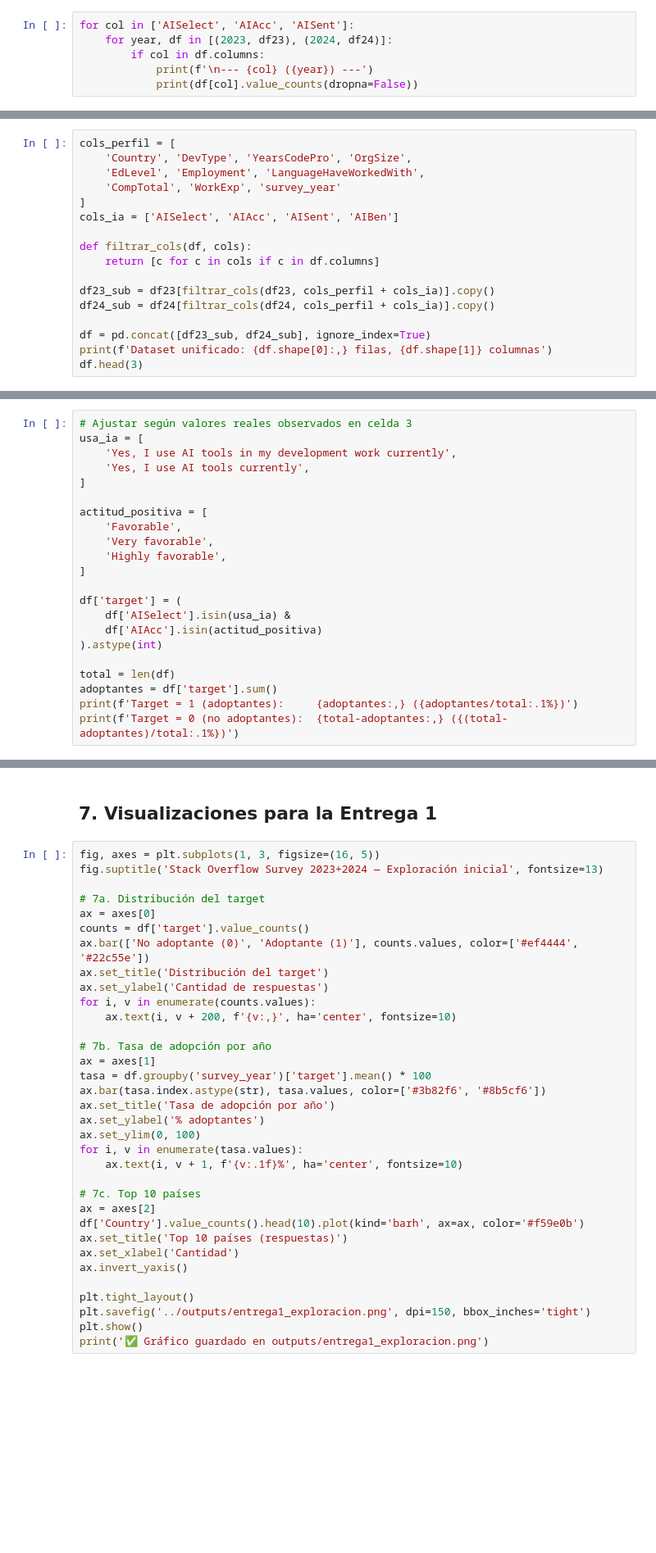
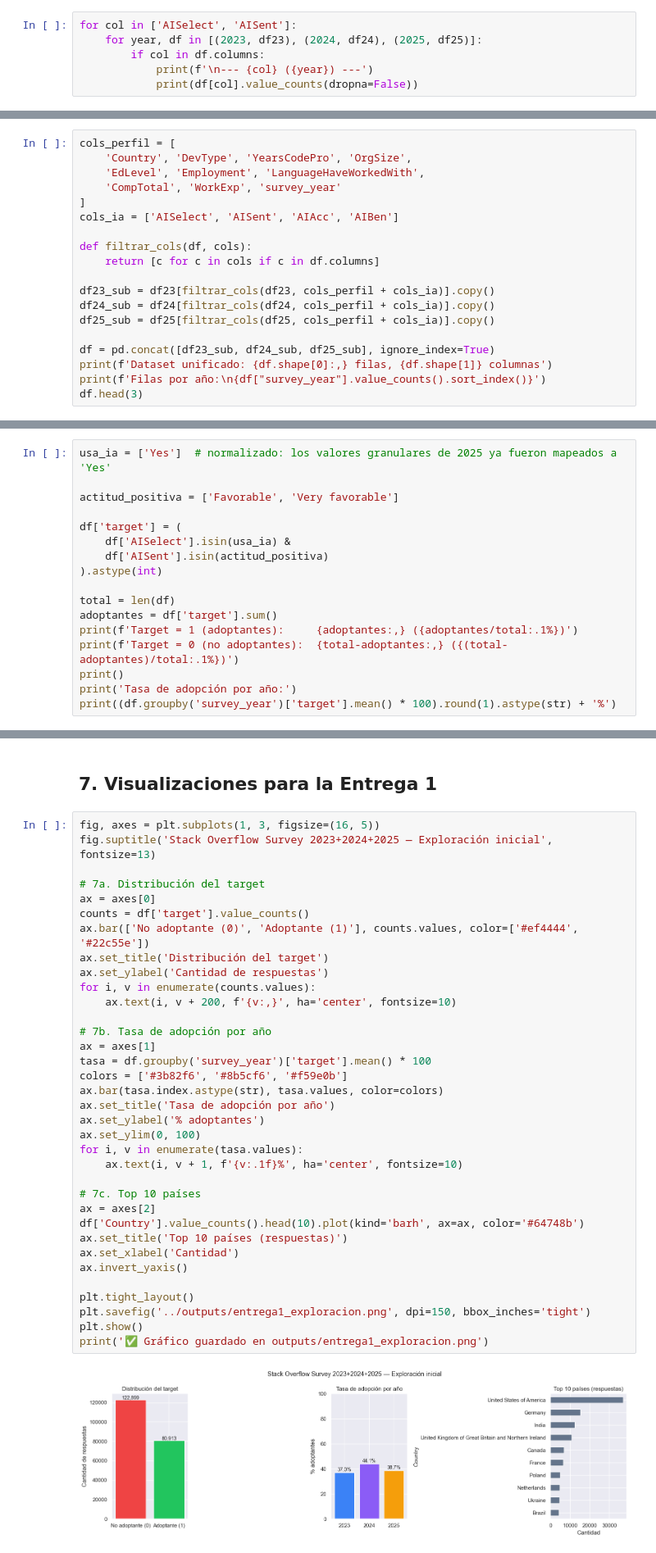
Before and after one commit to dhruszecki/maestria-taller-de-tesis-1, a Jupyter notebook: notebooks/01_exploracion.ipynb, the cells around one changed output, grey strips where cells are left out. Shown at 82% size. Drawn from its saved outputs; the diff is of its cells as text; blank space fills up the shorter version.

```diff
--- a/notebooks/01_exploracion.ipynb
+++ b/notebooks/01_exploracion.ipynb
@@ -49,6 +97,6 @@ print(ai_cols_24)
 # %%
-for col in ['AISelect', 'AIAcc', 'AISent']:
-    for year, df in [(2023, df23), (2024, df24)]:
+for col in ['AISelect', 'AISent']:
+    for year, df in [(2023, df23), (2024, df24), (2025, df25)]:
         if col in df.columns:
             print(f'\n--- {col} ({year}) ---')
             print(df[col].value_counts(dropna=False))
@@ -60,14 +126,16 @@ cols_perfil = [
     'EdLevel', 'Employment', 'LanguageHaveWorkedWith',
     'CompTotal', 'WorkExp', 'survey_year'
 ]
-cols_ia = ['AISelect', 'AIAcc', 'AISent', 'AIBen']
+cols_ia = ['AISelect', 'AISent', 'AIAcc', 'AIBen']
 
 def filtrar_cols(df, cols):
     return [c for c in cols if c in df.columns]
 
 df23_sub = df23[filtrar_cols(df23, cols_perfil + cols_ia)].copy()
 df24_sub = df24[filtrar_cols(df24, cols_perfil + cols_ia)].copy()
+df25_sub = df25[filtrar_cols(df25, cols_perfil + cols_ia)].copy()
 
-df = pd.concat([df23_sub, df24_sub], ignore_index=True)
+df = pd.concat([df23_sub, df24_sub, df25_sub], ignore_index=True)
 print(f'Dataset unificado: {df.shape[0]:,} filas, {df.shape[1]} columnas')
+print(f'Filas por año:\n{df["survey_year"].value_counts().sort_index()}')
 df.head(3)
@@ -84,22 +166,17 @@ df.head(3)
 # %%
-# Ajustar según valores reales observados en celda 3
-usa_ia = [
-    'Yes, I use AI tools in my development work currently',
-    'Yes, I use AI tools currently',
-]
+usa_ia = ['Yes']  # normalizado: los valores granulares de 2025 ya fueron mapeados a 'Yes'
 
-actitud_positiva = [
-    'Favorable',
-    'Very favorable',
-    'Highly favorable',
-]
+actitud_positiva = ['Favorable', 'Very favorable']
 
 df['target'] = (
     df['AISelect'].isin(usa_ia) &
-    df['AIAcc'].isin(actitud_positiva)
+    df['AISent'].isin(actitud_positiva)
 ).astype(int)
 
 total = len(df)
 adoptantes = df['target'].sum()
 print(f'Target = 1 (adoptantes):     {adoptantes:,} ({adoptantes/total:.1%})')
 print(f'Target = 0 (no adoptantes):  {total-adoptantes:,} ({(total-adoptantes)/total:.1%})')
+print()
+print('Tasa de adopción por año:')
+print((df.groupby('survey_year')['target'].mean() * 100).round(1).astype(str) + '%')
@@ -115,35 +220,38 @@ print(missing[missing > 0].round(1))
 ## 7. Visualizaciones para la Entrega 1
 # %%
 fig, axes = plt.subplots(1, 3, figsize=(16, 5))
-fig.suptitle('Stack Overflow Survey 2023+2024 — Exploración inicial', fontsize=13)
+fig.suptitle('Stack Overflow Survey 2023+2024+2025 — Exploración inicial', fontsize=13)
 
 # 7a. Distribución del target
 ax = axes[0]
 counts = df['target'].value_counts()
 ax.bar(['No adoptante (0)', 'Adoptante (1)'], counts.values, color=['#ef4444', '#22c55e'])
 ax.set_title('Distribución del target')
 ax.set_ylabel('Cantidad de respuestas')
 for i, v in enumerate(counts.values):
     ax.text(i, v + 200, f'{v:,}', ha='center', fontsize=10)
 
 # 7b. Tasa de adopción por año
 ax = axes[1]
 tasa = df.groupby('survey_year')['target'].mean() * 100
-ax.bar(tasa.index.astype(str), tasa.values, color=['#3b82f6', '#8b5cf6'])
+colors = ['#3b82f6', '#8b5cf6', '#f59e0b']
+ax.bar(tasa.index.astype(str), tasa.values, color=colors)
 ax.set_title('Tasa de adopción por año')
 ax.set_ylabel('% adoptantes')
 ax.set_ylim(0, 100)
 for i, v in enumerate(tasa.values):
     ax.text(i, v + 1, f'{v:.1f}%', ha='center', fontsize=10)
 
 # 7c. Top 10 países
 ax = axes[2]
-df['Country'].value_counts().head(10).plot(kind='barh', ax=ax, color='#f59e0b')
+df['Country'].value_counts().head(10).plot(kind='barh', ax=ax, color='#64748b')
 ax.set_title('Top 10 países (respuestas)')
 ax.set_xlabel('Cantidad')
 ax.invert_yaxis()
 
 plt.tight_layout()
 plt.savefig('../outputs/entrega1_exploracion.png', dpi=150, bbox_inches='tight')
 plt.show()
 print('✅ Gráfico guardado en outputs/entrega1_exploracion.png')
+# %% [output]
+[figure, added]
```
Also changed, not shown: parts of 13 cells of this notebook, 5 other files.
